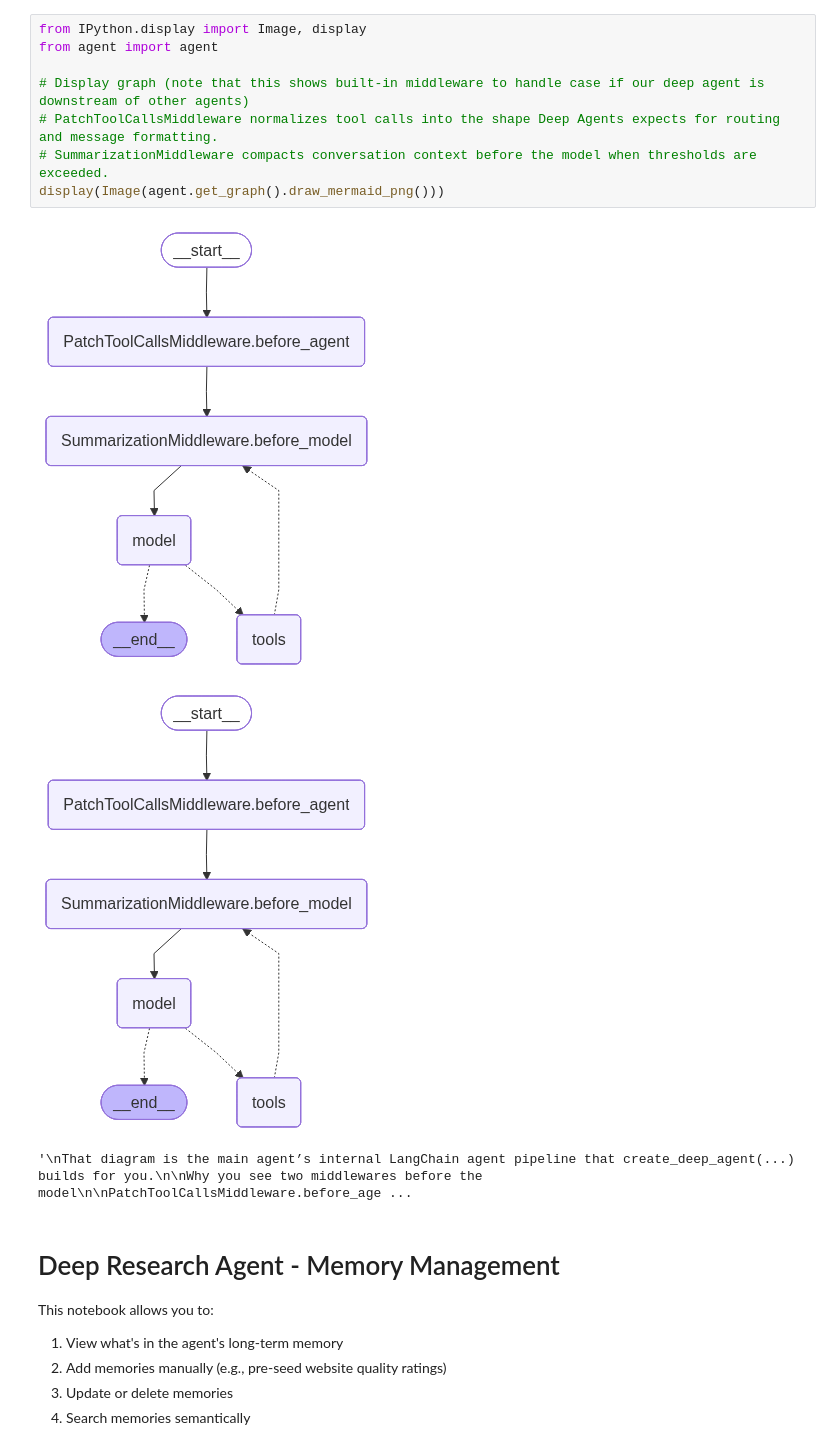
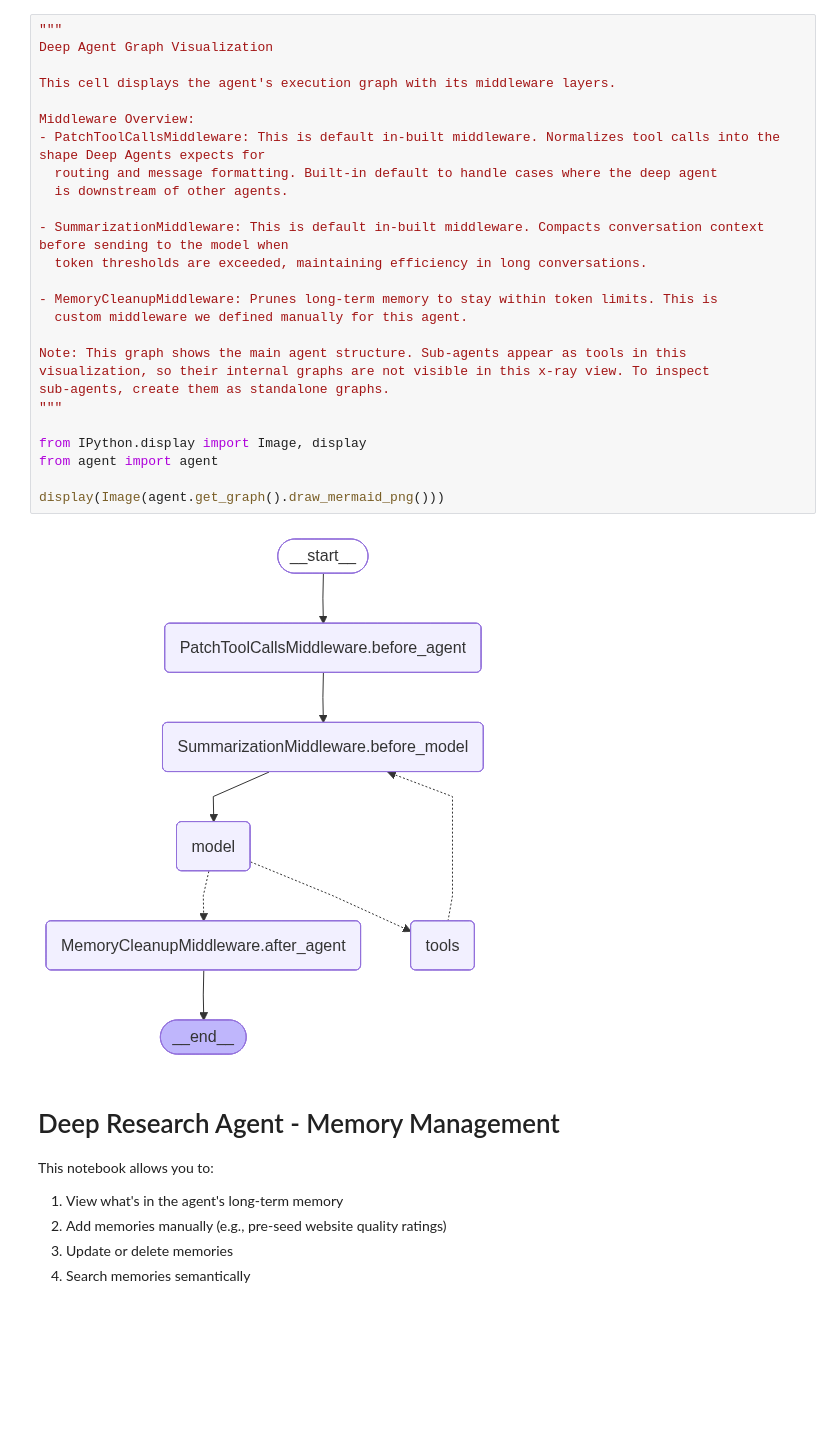
Before and after one commit to JacobShort11/ibm-langgraph-deep-agents-lt-memory-talk, a Jupyter notebook: deep-agent/memory_management.ipynb, the cells around one changed output. Cells and saved outputs as stored; diff of their text form; blank space fills up the shorter version.

Commit message:
plot mermaid graph

```diff
--- a/deep-agent/memory_management.ipynb
+++ b/deep-agent/memory_management.ipynb
@@ -1,15 +1,31 @@
-# %%
-from IPython.display import Image, display
-from agent import agent
-
-# Display graph (note that this shows built-in middleware to handle case if our deep agent is downstream of other agents)
-# PatchToolCallsMiddleware normalizes tool calls into the shape Deep Agents expects for routing and message formatting.
-# SummarizationMiddleware compacts conversation context before the model when thresholds are exceeded.
-display(Image(agent.get_graph().draw_mermaid_png()))
-# %% [output]
-[figure, removed]
-[figure, removed]
-'\nThat diagram is the main agent’s internal LangChain agent pipeline that create_deep_agent(...) builds for you.\n\nWhy you see two middlewares before the model\n\nPatchToolCallsMiddleware.before_age ...
+# %%
+"""
+Deep Agent Graph Visualization
+
+This cell displays the agent's execution graph with its middleware layers.
+
+Middleware Overview:
+- PatchToolCallsMiddleware: This is default in-built middleware. Normalizes tool calls into the shape Deep Agents expects for
+  routing and message formatting. Built-in default to handle cases where the deep agent
+  is downstream of other agents.
+
+- SummarizationMiddleware: This is default in-built middleware. Compacts conversation context before sending to the model when
+  token thresholds are exceeded, maintaining efficiency in long conversations.
+
+- MemoryCleanupMiddleware: Prunes long-term memory to stay within token limits. This is
+  custom middleware we defined manually for this agent.
+
+Note: This graph shows the main agent structure. Sub-agents appear as tools in this
+visualization, so their internal graphs are not visible in this x-ray view. To inspect
+sub-agents, create them as standalone graphs.
+"""
+
+from IPython.display import Image, display
+from agent import agent
+
+display(Image(agent.get_graph().draw_mermaid_png()))
+# %% [output]
+[figure, added]
 # %% [markdown]
 # Deep Research Agent - Memory Management
 
```
